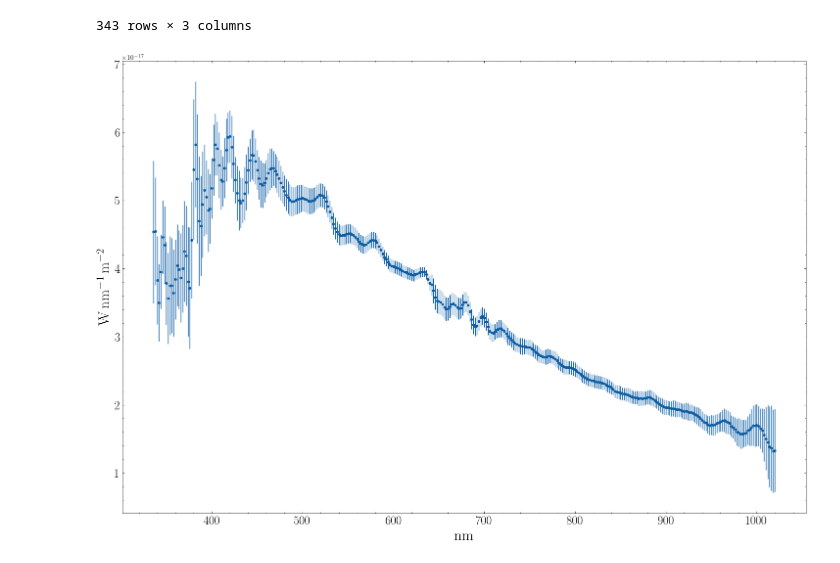
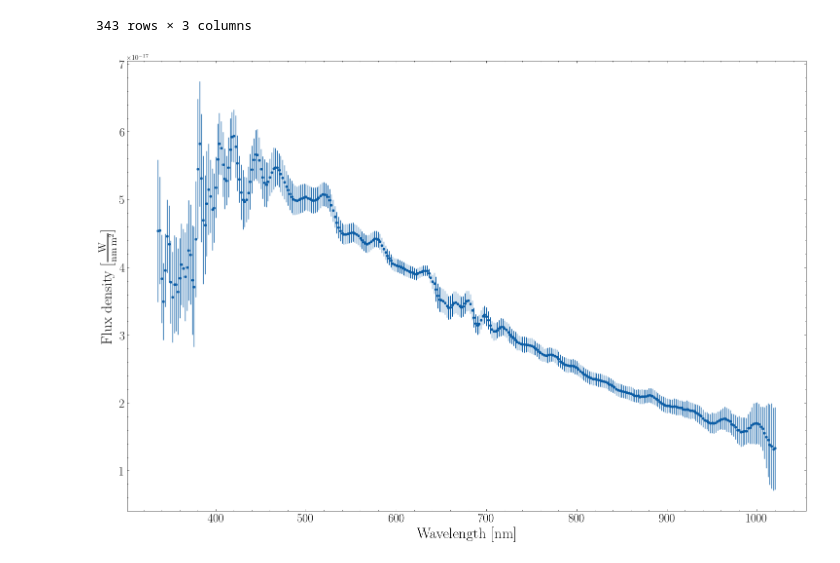
Before and after one commit to KnightIV/PHOEBE-Ensenada-Models, a Jupyter notebook: LINEAR_16694484/gaia-data-link-retrieval.ipynb, the cells around one changed output. Cells and saved outputs as stored; diff of their text form; code cells hidden in the pictures.

```diff
--- a/LINEAR_16694484/gaia-data-link-retrieval.ipynb
+++ b/LINEAR_16694484/gaia-data-link-retrieval.ipynb
@@ -72,12 +72,11 @@ sed.to_pandas()
 sed_pd = sed.to_pandas()
 sed_pd['wavelength'] *= 10
 sed_pd.to_csv("./data/gaia-datalink/sampled-spectrum.csv", index=False)
-# %%
-with quantity_support():
-    fig, ax = plt.subplots(figsize=(18, 12))
-    ax.errorbar(sed['wavelength']*u.nm/u.nm, sed['flux']*u.nm/u.nm, sed['flux_error']*u.nm/u.nm, ls='none', marker='.')
-    ax.xaxis.label.set_size(22)
-    ax.yaxis.label.set_size(22)
-    ax.tick_params(axis='both', labelsize=18)
-# %% [output]
-[figure, removed]
+# %%
+plt.figure(figsize=(18, 12))
+plt.errorbar(sed['wavelength'], sed['flux'], sed['flux_error'], ls='none', marker='.')
+plt.xlabel(f"Wavelength [{sed['wavelength'].unit._repr_latex_()}]", fontsize=22)
+plt.ylabel(f"Flux density [{sed['flux'].unit._repr_latex_()}]", fontsize=22)
+plt.tick_params(axis='both', labelsize=18)
+# %% [output]
+[figure, added]
```
Also changed, not shown: 1 other file.
